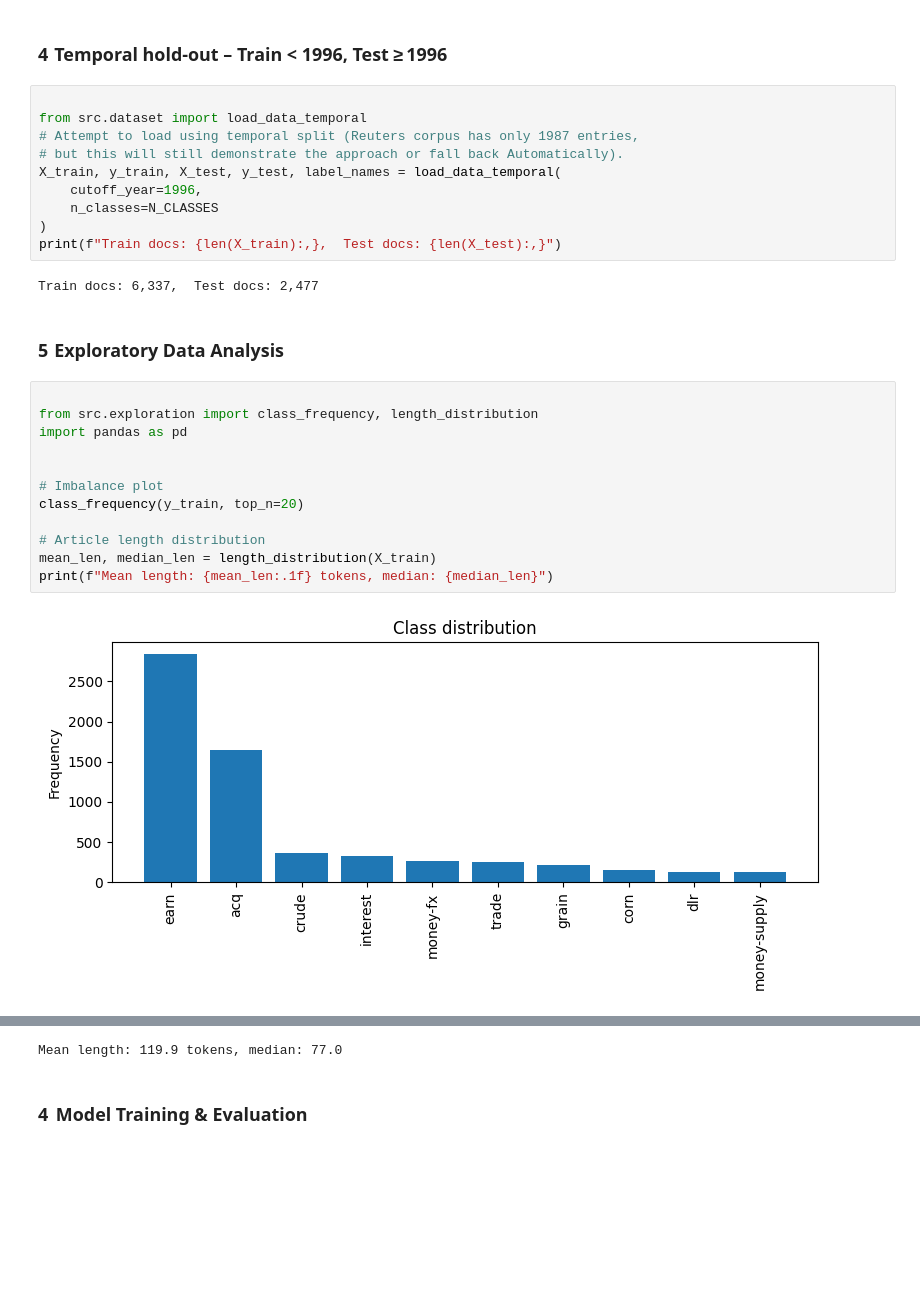
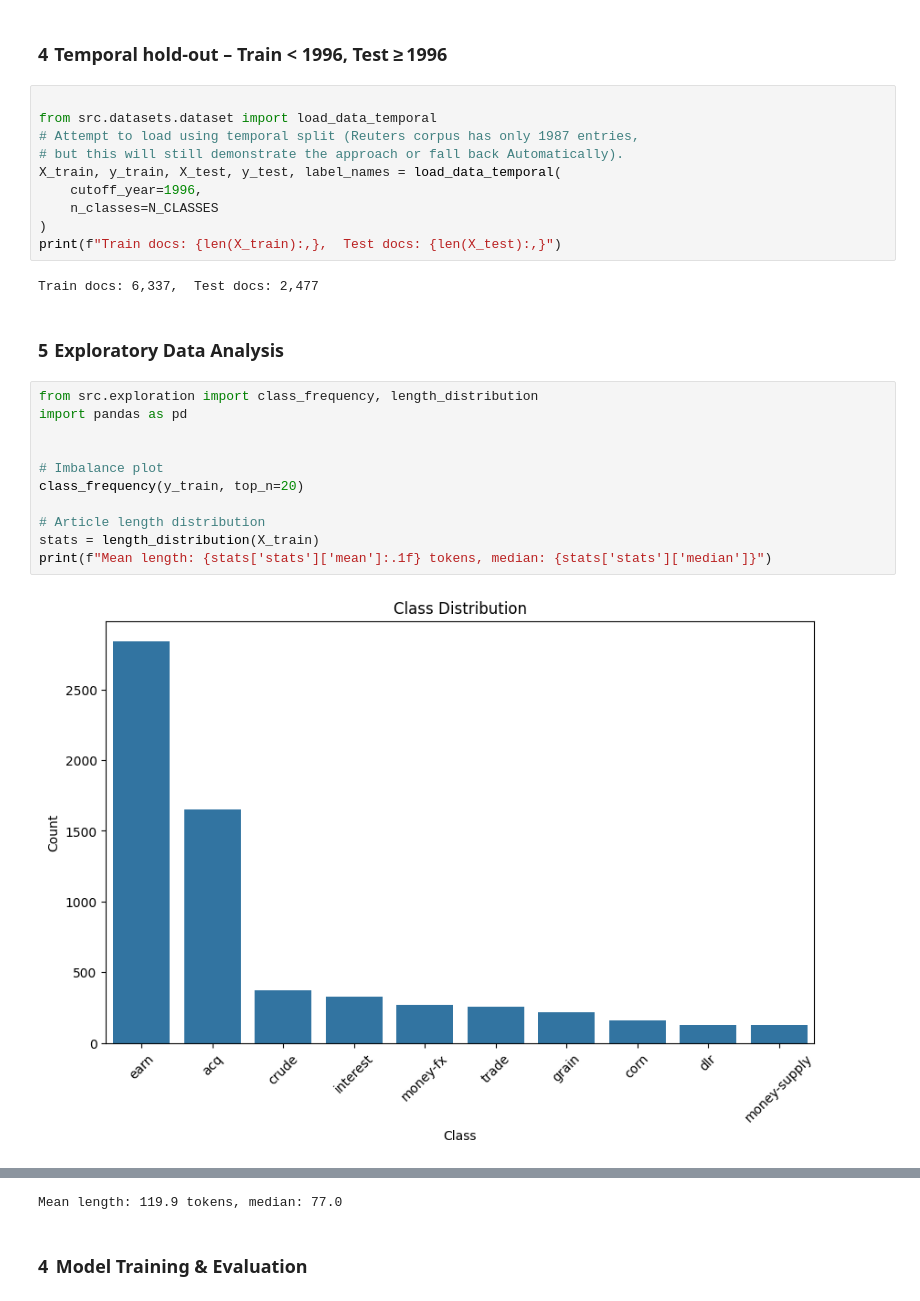
Before and after one commit to mmaceira/multi-model-intent-classifier, a Jupyter notebook: notebooks/NLP_IR_Assignment_stakeholder.ipynb, the cells around one changed output, grey strips where cells are left out. Cells and saved outputs as stored; diff of their text form; blank space fills up the shorter version.

```diff
--- a/NLP_IR_Assignment_stakeholder.ipynb
+++ b/notebooks/NLP_IR_Assignment_stakeholder.ipynb
@@ -93,7 +97,7 @@ Labels: ['earn', 'acq', 'crude', 'interest', 'money-fx', 'trade', 'grain', 'corn
 ### 4  Temporal hold‑out – Train < 1996, Test ≥ 1996
 # %%
 
-from src.dataset import load_data_temporal
+from src.datasets.dataset import load_data_temporal
 # Attempt to load using temporal split (Reuters corpus has only 1987 entries,
 # but this will still demonstrate the approach or fall back Automatically).
 X_train, y_train, X_test, y_test, label_names = load_data_temporal(
@@ -106,16 +110,15 @@ Train docs: 6,337,  Test docs: 2,477
 # %% [markdown]
 ### 5  Exploratory Data Analysis
 # %%
-
 from src.exploration import class_frequency, length_distribution
 import pandas as pd
 
 
 # Imbalance plot
 class_frequency(y_train, top_n=20)
 
 # Article length distribution
-mean_len, median_len = length_distribution(X_train)
-print(f"Mean length: {mean_len:.1f} tokens, median: {median_len}")
+stats = length_distribution(X_train)
+print(f"Mean length: {stats['stats']['mean']:.1f} tokens, median: {stats['stats']['median']}")
 # %% [output]
-[figure, old version]
+[figure, new version]
```
Also changed, not shown: parts of 5 cells of this notebook, 47 other files.
